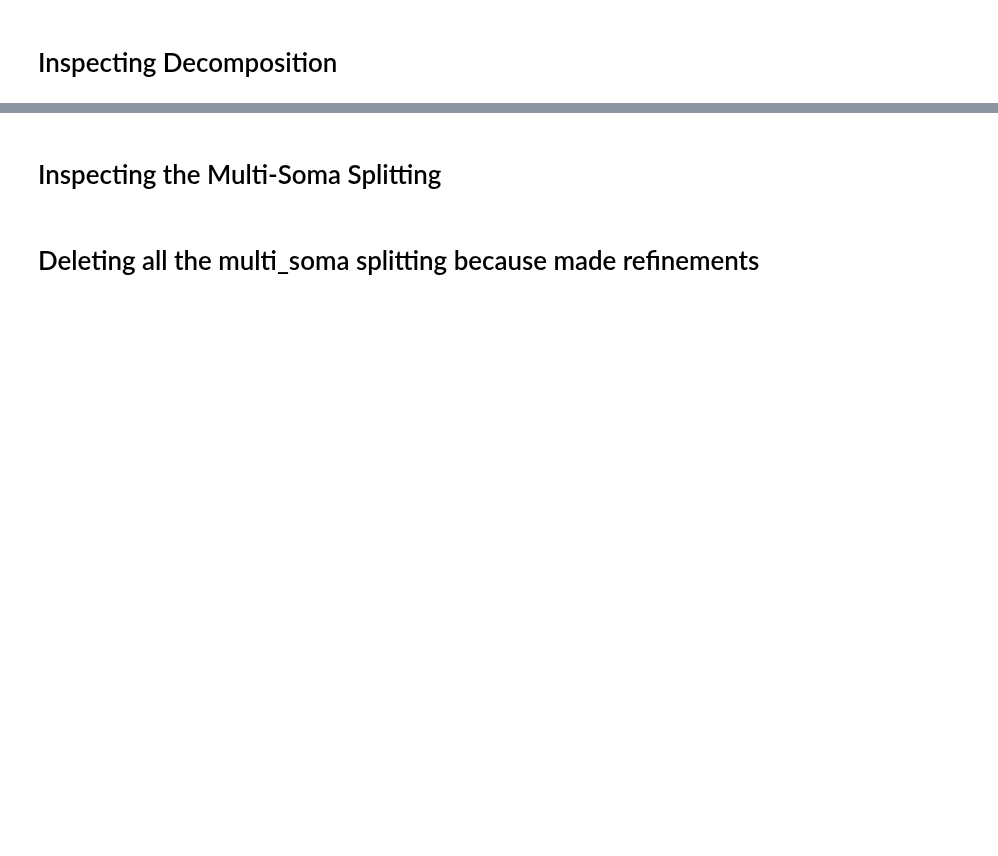
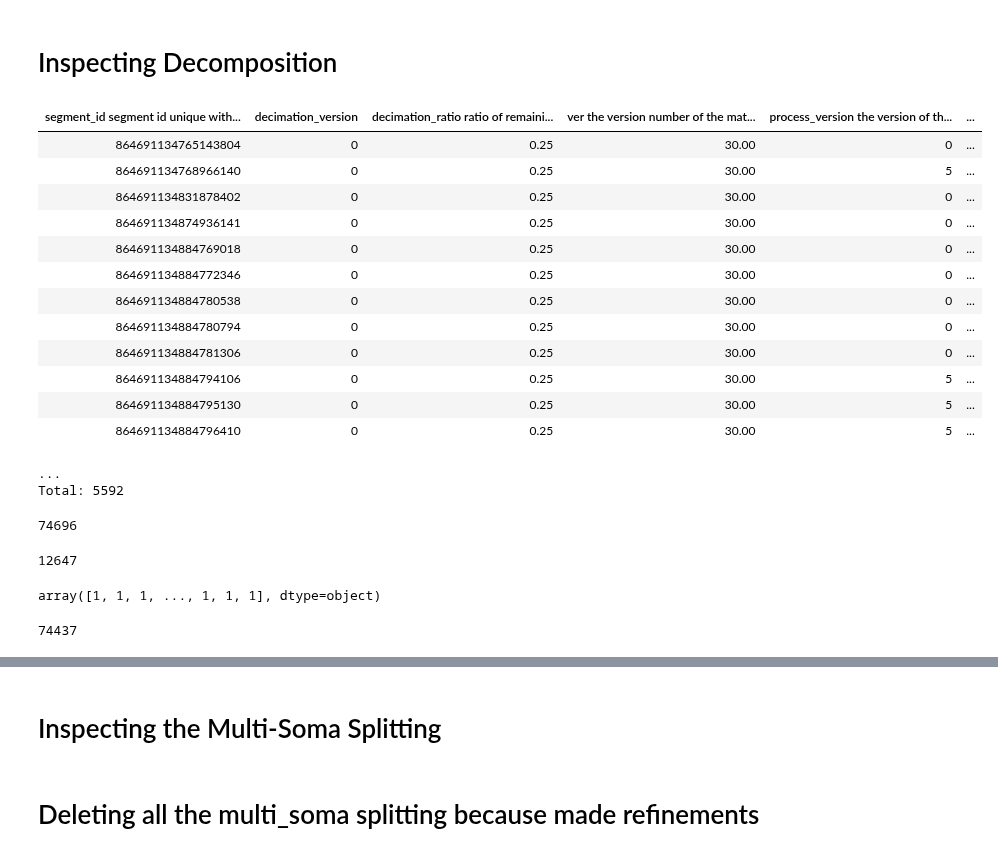
Before and after one commit to celiibrendan/neuron_mesh_tools, a Jupyter notebook: Auto_Proofreading/Preprocessing_Pipeline/Inspecting_Run.ipynb, the cells around one changed output, grey strips where cells are left out. Saved outputs shown, nothing was run; the diff lists cells and outputs as text; code cells hidden in the pictures; blank space fills up the shorter version.

```diff
--- a/Auto_Proofreading/Preprocessing_Pipeline/Inspecting_Run.ipynb
+++ b/Auto_Proofreading/Preprocessing_Pipeline/Inspecting_Run.ipynb
@@ -174,2 +83,38 @@ VBox(children=(Figure(camera=PerspectiveCamera(fov=46.0, position=(0.0, 0.0, 2.0
 # %% [markdown]
 # Inspecting Decomposition
+# %%
+(minnie.Decomposition() & "n_somas>1")
+# %% [output]
+| segment_id segment id unique with... | decimation_version | decimation_ratio ratio of remaini... | ver the version number of the mat... | process_version the version of th... | ... |
+| 864691134765143804 | 0 | 0.25 | 30.00 | 0 | ... |
+| 864691134768966140 | 0 | 0.25 | 30.00 | 5 | ... |
+| 864691134831878402 | 0 | 0.25 | 30.00 | 0 | ... |
+| 864691134874936141 | 0 | 0.25 | 30.00 | 0 | ... |
+| 864691134884769018 | 0 | 0.25 | 30.00 | 0 | ... |
+| 864691134884772346 | 0 | 0.25 | 30.00 | 0 | ... |
+| 864691134884780538 | 0 | 0.25 | 30.00 | 0 | ... |
+| 864691134884780794 | 0 | 0.25 | 30.00 | 0 | ... |
+| 864691134884781306 | 0 | 0.25 | 30.00 | 0 | ... |
+| 864691134884794106 | 0 | 0.25 | 30.00 | 5 | ... |
+| 864691134884795130 | 0 | 0.25 | 30.00 | 5 | ... |
+| 864691134884796410 | 0 | 0.25 | 30.00 | 5 | ... |
+...
+Total: 5592
+# %%
+len(minnie.Decomposition())
+# %% [output]
+74696
+# %%
+import numpy as np
+multiplicity = (minnie.Decomposition() & "n_somas>1").fetch("n_somas")
+np.sum(multiplicity)
+# %% [output]
+12647
+# %%
+multiplicity
+# %% [output]
+array([1, 1, 1, ..., 1, 1, 1], dtype=object)
+# %%
+len(minnie.Decomposition())
+# %% [output]
+74437
```
Also changed, not shown: parts of 45 cells of this notebook, 13 other files.
